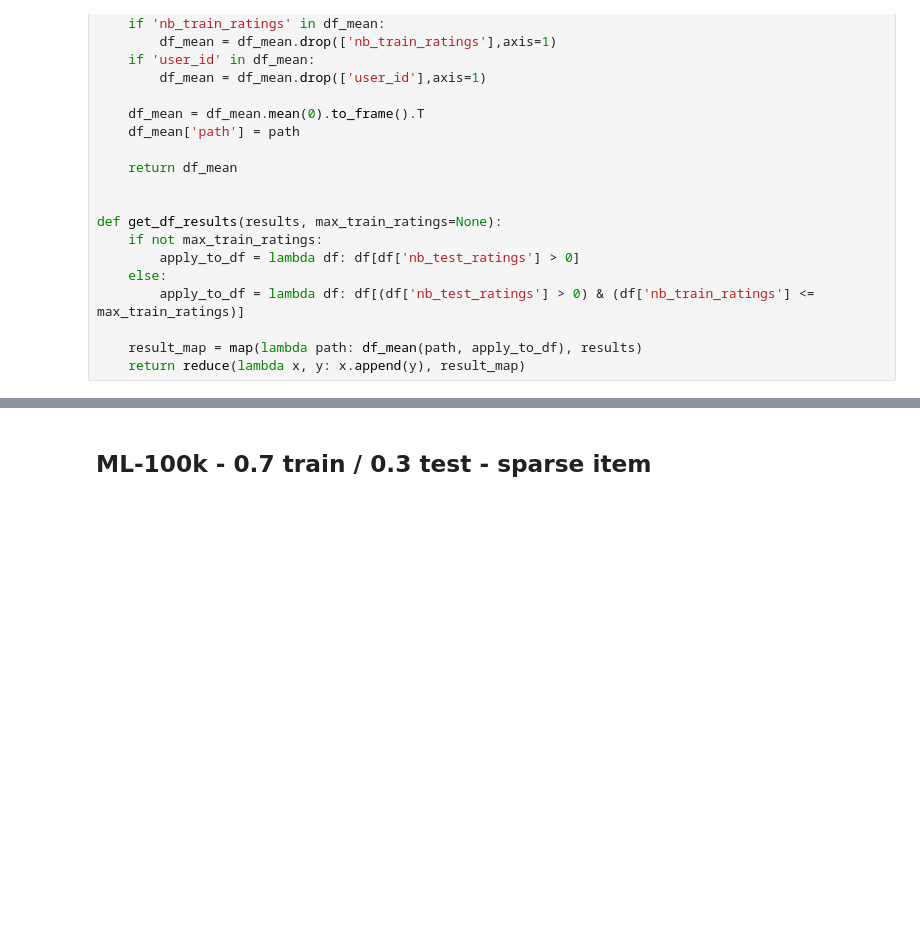
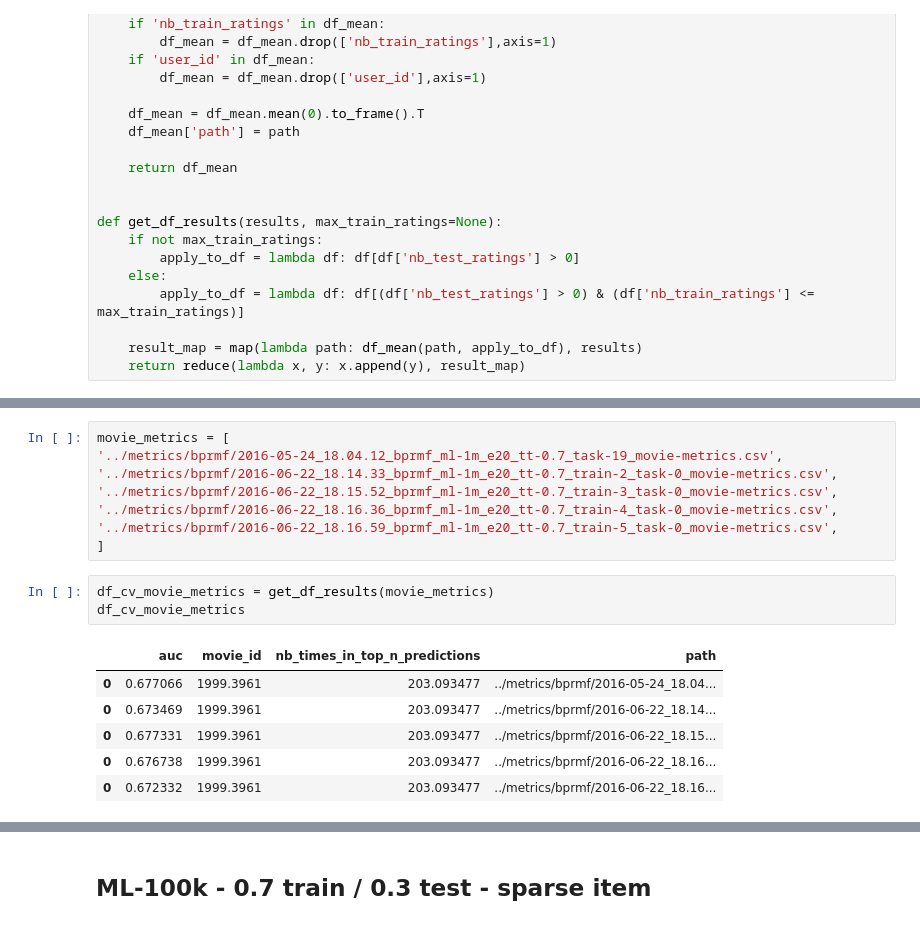
Before and after one commit to marcuniq/bsc-thesis, a Jupyter notebook: code/ipynb/gridsearch_bprmf_results.ipynb, the cells around one changed output, grey strips where cells are left out. Cells and saved outputs as stored; diff of their text form; blank space fills up the shorter version.

```diff
--- a/code/ipynb/gridsearch_bprmf_results.ipynb
+++ b/code/ipynb/gridsearch_bprmf_results.ipynb
@@ -36,0 +168,18 @@ def get_df_results(results, max_train_ratings=None):
+# %%
+movie_metrics = [
+'../metrics/bprmf/2016-05-24_18.04.12_bprmf_ml-1m_e20_tt-0.7_task-19_movie-metrics.csv',
+'../metrics/bprmf/2016-06-22_18.14.33_bprmf_ml-1m_e20_tt-0.7_train-2_task-0_movie-metrics.csv',
+'../metrics/bprmf/2016-06-22_18.15.52_bprmf_ml-1m_e20_tt-0.7_train-3_task-0_movie-metrics.csv',
+'../metrics/bprmf/2016-06-22_18.16.36_bprmf_ml-1m_e20_tt-0.7_train-4_task-0_movie-metrics.csv',
+'../metrics/bprmf/2016-06-22_18.16.59_bprmf_ml-1m_e20_tt-0.7_train-5_task-0_movie-metrics.csv',
+]
+# %%
+df_cv_movie_metrics = get_df_results(movie_metrics)
+df_cv_movie_metrics
+# %% [output]
+|  | auc | movie_id | nb_times_in_top_n_predictions | path |
+| 0 | 0.677066 | 1999.3961 | 203.093477 | ../metrics/bprmf/2016-05-24_18.04... |
+| 0 | 0.673469 | 1999.3961 | 203.093477 | ../metrics/bprmf/2016-06-22_18.14... |
+| 0 | 0.677331 | 1999.3961 | 203.093477 | ../metrics/bprmf/2016-06-22_18.15... |
+| 0 | 0.676738 | 1999.3961 | 203.093477 | ../metrics/bprmf/2016-06-22_18.16... |
+| 0 | 0.672332 | 1999.3961 | 203.093477 | ../metrics/bprmf/2016-06-22_18.16... |
```
Also changed, not shown: parts of 15 cells of this notebook, 8 other files.
